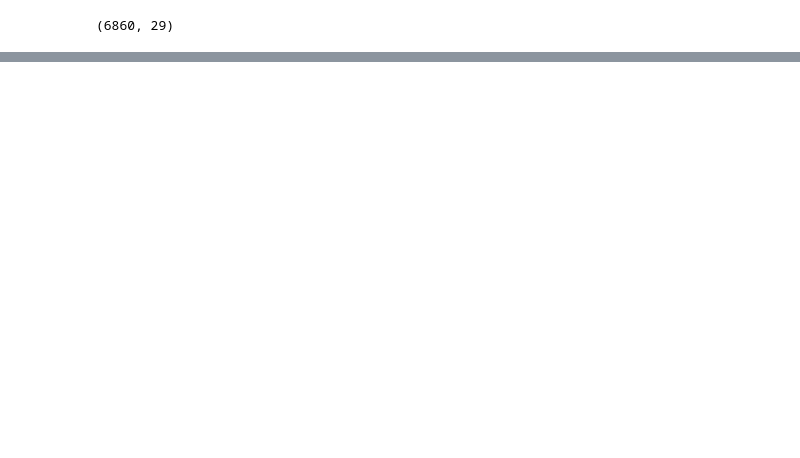
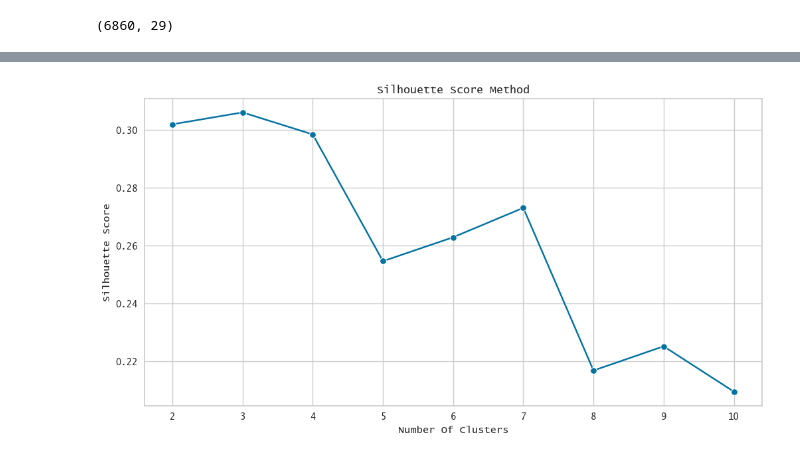
Before and after one commit to goghcore/2021-data-salary-data-analysis, a Jupyter notebook: python-scripts/05-unsupervised-machine-learning-clustering.ipynb, the cells around one changed output, grey strips where cells are left out. Saved outputs shown, nothing was run; the diff lists cells and outputs as text; code cells hidden in the pictures; blank space fills up the shorter version.

Commit message:
Perform unsupervised machine learning (clustering)

```diff
--- a/python-scripts/05-unsupervised-machine-learning-clustering.ipynb
+++ b/python-scripts/05-unsupervised-machine-learning-clustering.ipynb
@@ -419,0 +135,3 @@ sub.to_csv(os.path.join(repo_dir, 'data', 'prepared-data', 'clustering.csv'), in
+# %%
+# exclude extreme values in column number_of_db_servers
+df = df[df['number_of_db_servers'] <= 50000]
@@ -419,0 +143,3 @@ sub.to_csv(os.path.join(repo_dir, 'data', 'prepared-data', 'clustering.csv'), in
+# %%
+# create a subset of df with only numerical columns
+numericals = df[['salary_in_usd', 'years_of_exp_with_primary_db', 'years_of_exp_with_data_jobs', 'number_of_db_servers', 'hours_worked_per_week']]
@@ -419,0 +148,5 @@ sub.to_csv(os.path.join(repo_dir, 'data', 'prepared-data', 'clustering.csv'), in
+# %%
+# standazing the data
+scaler = StandardScaler()
+scaled_df = scaler.fit_transform(numericals)
+print(scaled_df)
@@ -419,0 +167,4 @@ sub.to_csv(os.path.join(repo_dir, 'data', 'prepared-data', 'clustering.csv'), in
+# %%
+elbow_graph = KElbowVisualizer(KMeans(random_state=43), k=10)
+elbow_graph.fit(scaled_df)
+elbow_graph.show()
@@ -419,0 +174,18 @@ sub.to_csv(os.path.join(repo_dir, 'data', 'prepared-data', 'clustering.csv'), in
+# %%
+# calculate the silhouette score
+clusters = [2,3,4,5,6,7,8,9,10] # number of clusters
+s_scores = [] # silhouette scores
+
+for n in clusters:
+    kmeans = KMeans(n_clusters = n, random_state=43).fit(scaled_df)
+    silhouette = silhouette_score(scaled_df, kmeans.labels_)
+    s_scores.append(silhouette)
+
+plt.figure(figsize=(12,6))
+sns.lineplot(x=clusters, y=s_scores, marker='o')
+plt.title('Silhouette Score Method')
+plt.xlabel('Number Of Clusters')
+plt.ylabel('Silhouette Score')
+plt.show()
+# %% [output]
+[figure, added]
```
Also changed, not shown: parts of 100 cells of this notebook.
